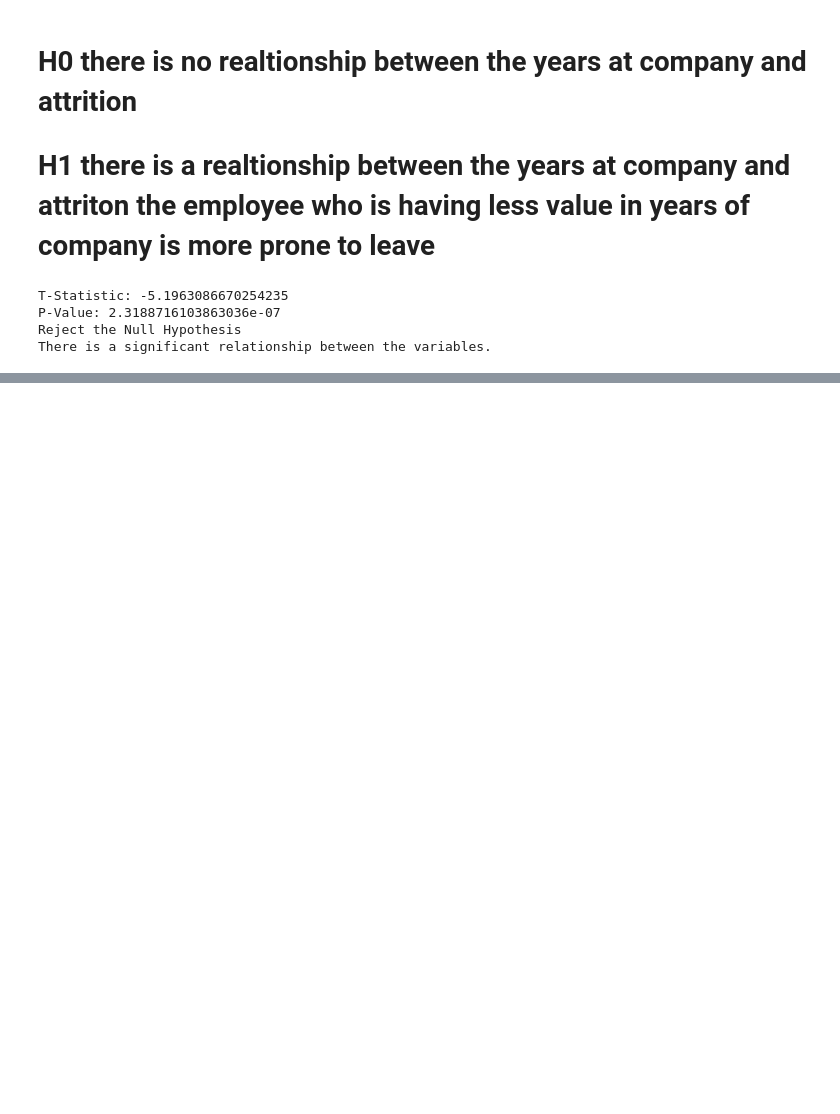
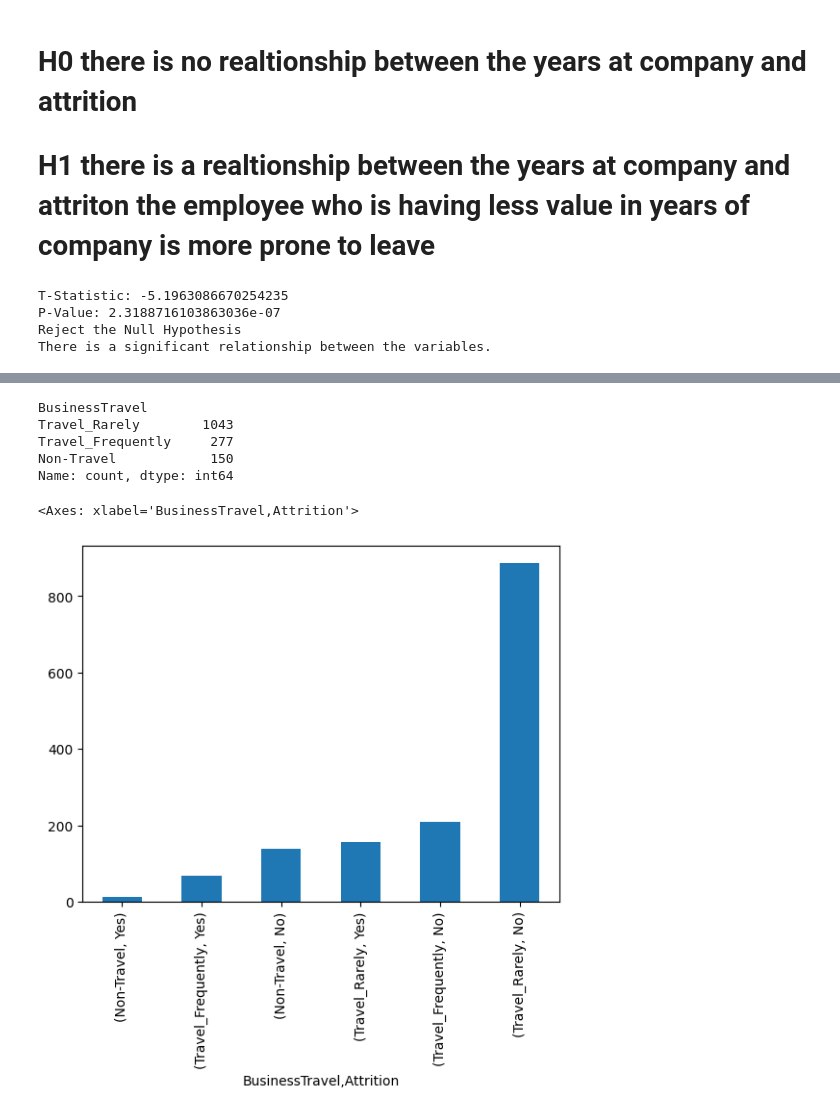
Before and after one commit to datasciencesociety-lab/Data_Analytics_Program, a Jupyter notebook: exploratory-data-analysis.ipynb, the cells around one changed output, grey strips where cells are left out. Drawn from its saved outputs; the diff is of its cells as text; code cells hidden in the pictures; blank space fills up the shorter version.

```diff
--- a/exploratory-data-analysis.ipynb
+++ b/exploratory-data-analysis.ipynb
@@ -1217,0 +1223,13 @@ There is a significant relationship between the variables.
+# %%
+df["BusinessTravel"].value_counts()
+# %% [output]
+BusinessTravel
+Travel_Rarely        1043
+Travel_Frequently     277
+Non-Travel            150
+Name: count, dtype: int64
+# %%
+df.groupby("BusinessTravel")["Attrition"].value_counts().sort_values().plot(kind = "bar")
+# %% [output]
+<Axes: xlabel='BusinessTravel,Attrition'>
+[figure, added]
```
Also changed, not shown: parts of 20 cells of this notebook.
